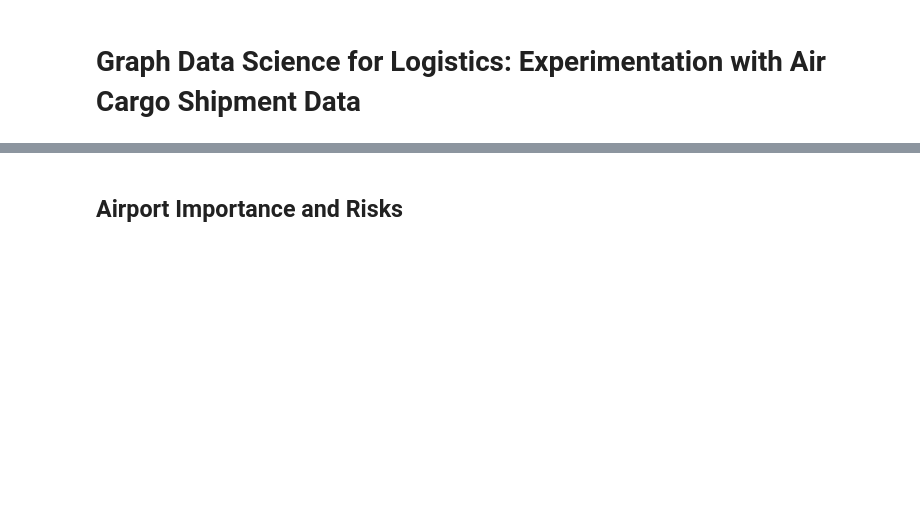
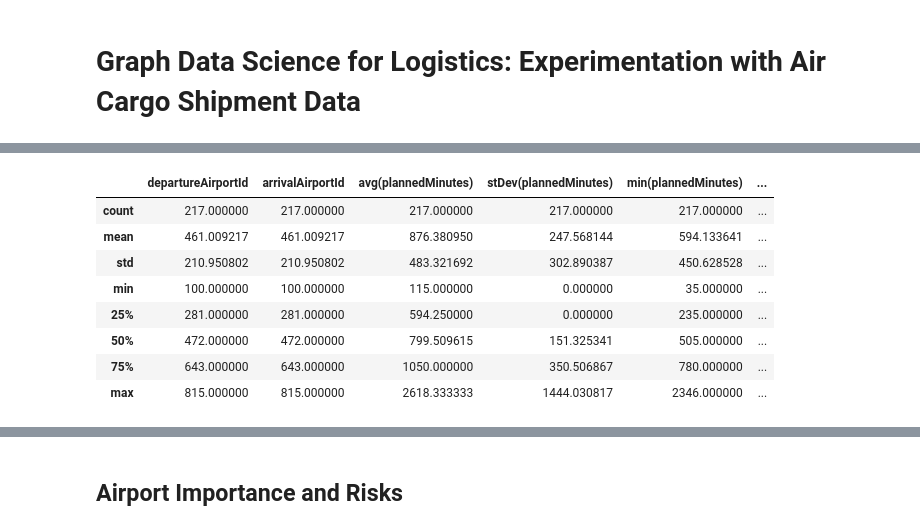
Before and after one commit to neo4j-product-examples/supply-chain-logistics-demo, a Jupyter notebook: airplane-cargo/demo.ipynb, the cells around one changed output, grey strips where cells are left out. Saved outputs shown, nothing was run; the diff lists cells and outputs as text; code cells hidden in the pictures; blank space fills up the shorter version.

```diff
--- a/airplane-cargo/demo.ipynb
+++ b/airplane-cargo/demo.ipynb
@@ -16,0 +21,5 @@ gds = GraphDataScience(HOST, auth=(USERNAME, PASSWORD), aura_ds=True)
+# %%
+# Number of shipments
+gds.run_cypher('''
+    MATCH()-[r:DEPART]->() RETURN count(DISTINCT r.shipmentId) AS numberOfShipments
+''')
@@ -16,0 +29,7 @@ gds = GraphDataScience(HOST, auth=(USERNAME, PASSWORD), aura_ds=True)
+# %%
+# shipments pivot by inbound leg count
+gds.run_cypher('''
+    MATCH()-[r:DEPART]->()
+    WITH r.shipmentId AS shipmentId, max(r.legNumber) AS numberOfInboundLegs
+    RETURN numberOfInboundLegs, count(shipmentId) AS shipmentCount
+''')
@@ -16,0 +58,12 @@ gds = GraphDataScience(HOST, auth=(USERNAME, PASSWORD), aura_ds=True)
+# %%
+# leg pivot by logistic type and segment count
+gds.run_cypher('''
+    MATCH()-[r:DEPART]->()
+    WITH r.legId AS legId,
+    max(r.segmentNumber) AS numberOfSegments,
+    CASE r.legNumber
+        WHEN -1 THEN "OUTBOUND"
+        ELSE "INBOUND"
+    END AS logisticType
+    RETURN logisticType, numberOfSegments, count(legId) AS legCount ORDER BY logisticType, numberOfSegments
+''')
@@ -16,0 +78,20 @@ gds = GraphDataScience(HOST, auth=(USERNAME, PASSWORD), aura_ds=True)
+# %%
+# statistics for the accept step
+df = gds.run_cypher('''
+    MATCH(n0)-[r:ACCEPT]->(n1) //WHERE n0.airportId = n1.airportId
+    WITH n0.airportId as departureAirportId, r, r.effectiveMinutes AS effectiveMinutes, r.plannedMinutes AS plannedMinutes, n1.airportId AS arrivalAirportId
+    //RETURN departureAirportId, arrivalAirportId, avg(effectiveMinutes) AS mean, stDev(effectiveMinutes) AS stDev, min(effectiveMinutes) AS min, max(effectiveMinutes) AS max, count(*) AS cnt
+    RETURN departureAirportId, arrivalAirportId, avg(plannedMinutes), stDev(plannedMinutes), min(plannedMinutes), max(plannedMinutes), count(*) AS cnt
+    ORDER BY cnt DESC //departureAirportId, arrivalAirportId
+''')
+df.describe()
+# %% [output]
+|  | departureAirportId | arrivalAirportId | avg(plannedMinutes) | stDev(plannedMinutes) | min(plannedMinutes) | ... |
+| count | 217.000000 | 217.000000 | 217.000000 | 217.000000 | 217.000000 | ... |
+| mean | 461.009217 | 461.009217 | 876.380950 | 247.568144 | 594.133641 | ... |
+| std | 210.950802 | 210.950802 | 483.321692 | 302.890387 | 450.628528 | ... |
+| min | 100.000000 | 100.000000 | 115.000000 | 0.000000 | 35.000000 | ... |
+| 25% | 281.000000 | 281.000000 | 594.250000 | 0.000000 | 235.000000 | ... |
+| 50% | 472.000000 | 472.000000 | 799.509615 | 151.325341 | 505.000000 | ... |
+| 75% | 643.000000 | 643.000000 | 1050.000000 | 350.506867 | 780.000000 | ... |
+| max | 815.000000 | 815.000000 | 2618.333333 | 1444.030817 | 2346.000000 | ... |
```
Also changed, not shown: parts of 13 cells of this notebook.
